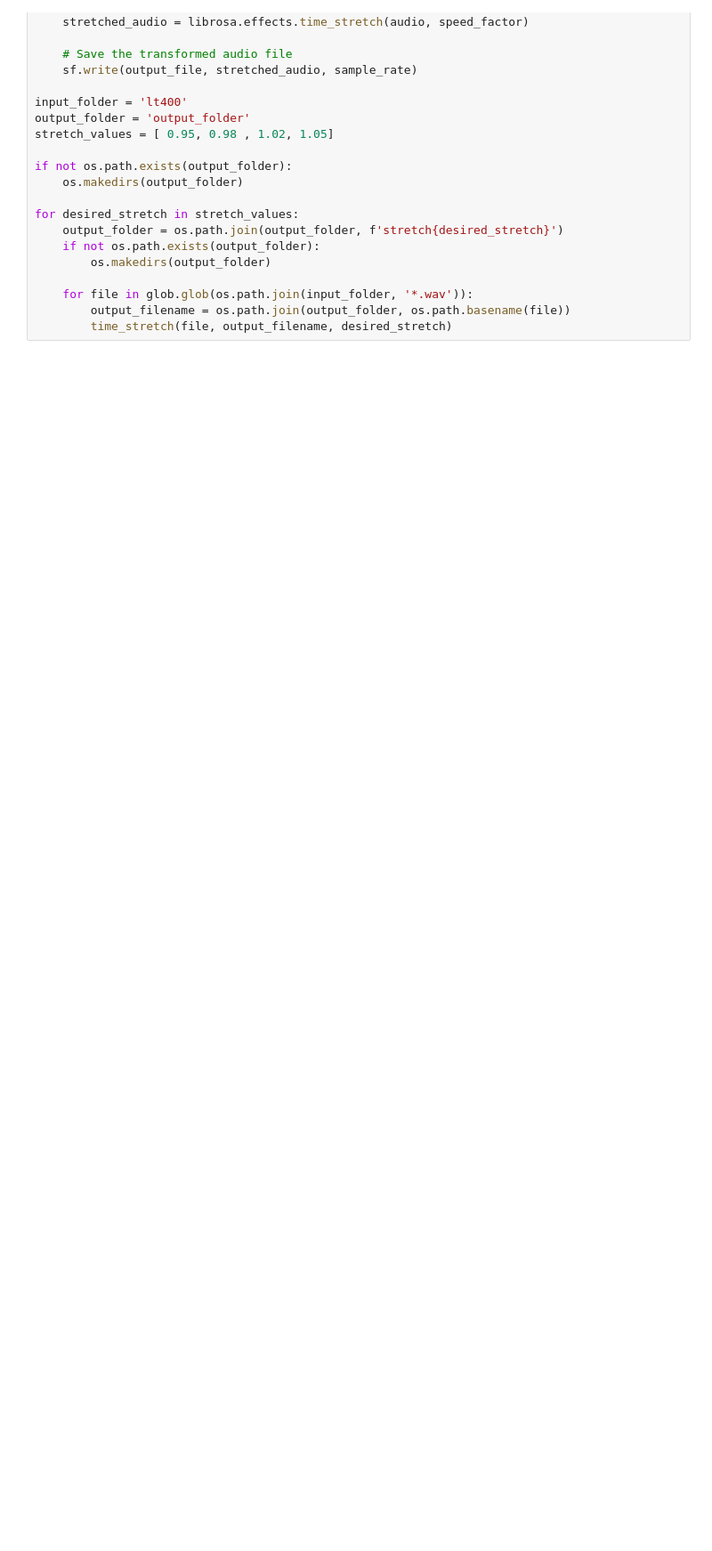
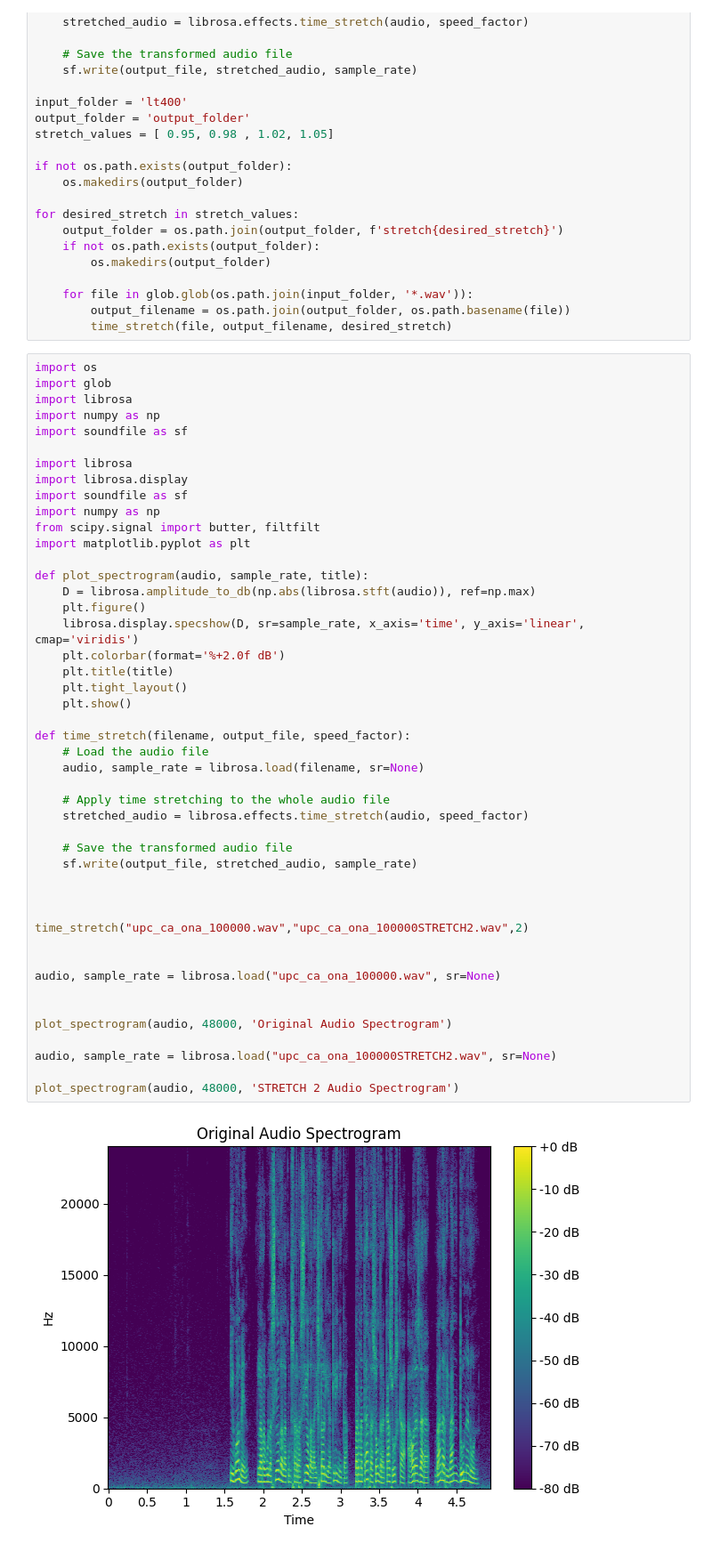
Before and after one commit to LucasTakanori/DA_programV2, a Jupyter notebook: DATABASE/testtime.ipynb, the cells around one changed output. Shown at 89% size. Cells and saved outputs as stored; diff of their text form; blank space fills up the shorter version.

```diff
--- a/DATABASE/testtime.ipynb
+++ b/DATABASE/testtime.ipynb
@@ -32,3 +32,51 @@ for desired_stretch in stretch_values:
     for file in glob.glob(os.path.join(input_folder, '*.wav')):
         output_filename = os.path.join(output_folder, os.path.basename(file))
         time_stretch(file, output_filename, desired_stretch)
+# %%
+import os
+import glob
+import librosa
+import numpy as np
+import soundfile as sf
+
+import librosa
+import librosa.display
+import soundfile as sf
+import numpy as np
+from scipy.signal import butter, filtfilt
+import matplotlib.pyplot as plt
+
+def plot_spectrogram(audio, sample_rate, title):
+    D = librosa.amplitude_to_db(np.abs(librosa.stft(audio)), ref=np.max)
+    plt.figure()
+    librosa.display.specshow(D, sr=sample_rate, x_axis='time', y_axis='linear', cmap='viridis')
+    plt.colorbar(format='%+2.0f dB')
+    plt.title(title)
+    plt.tight_layout()
+    plt.show()
+
+def time_stretch(filename, output_file, speed_factor):
+    # Load the audio file
+    audio, sample_rate = librosa.load(filename, sr=None)
+
+    # Apply time stretching to the whole audio file
+    stretched_audio = librosa.effects.time_stretch(audio, speed_factor)
+
+    # Save the transformed audio file
+    sf.write(output_file, stretched_audio, sample_rate)
+
+
+
+time_stretch("upc_ca_ona_100000.wav","upc_ca_ona_100000STRETCH2.wav",2)
+
+
+audio, sample_rate = librosa.load("upc_ca_ona_100000.wav", sr=None)
+
+
+plot_spectrogram(audio, 48000, 'Original Audio Spectrogram')
+
+audio, sample_rate = librosa.load("upc_ca_ona_100000STRETCH2.wav", sr=None)
+
+plot_spectrogram(audio, 48000, 'STRETCH 2 Audio Spectrogram')
+# %% [output]
+[figure, added]
```
Also changed, not shown: parts of 1 cell of this notebook, 43 other files.
